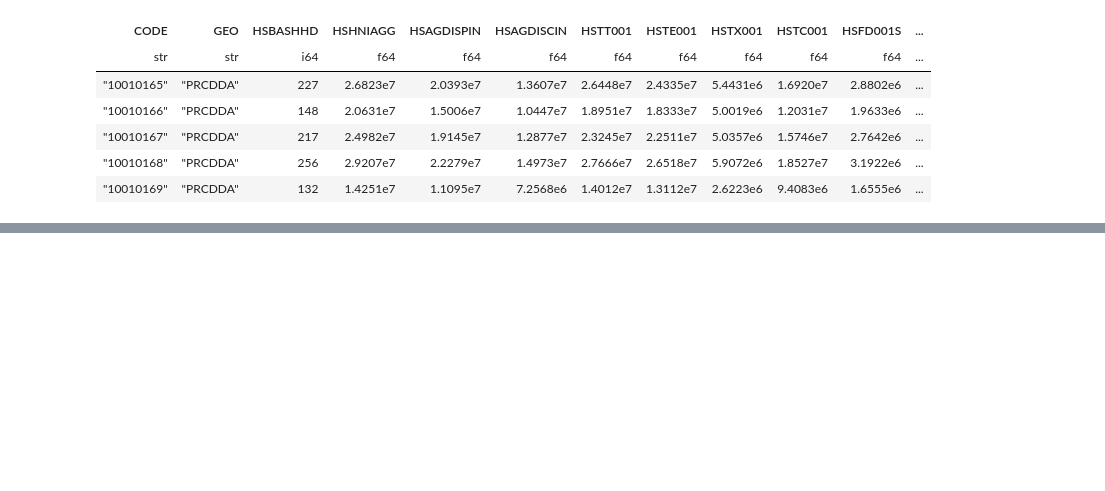
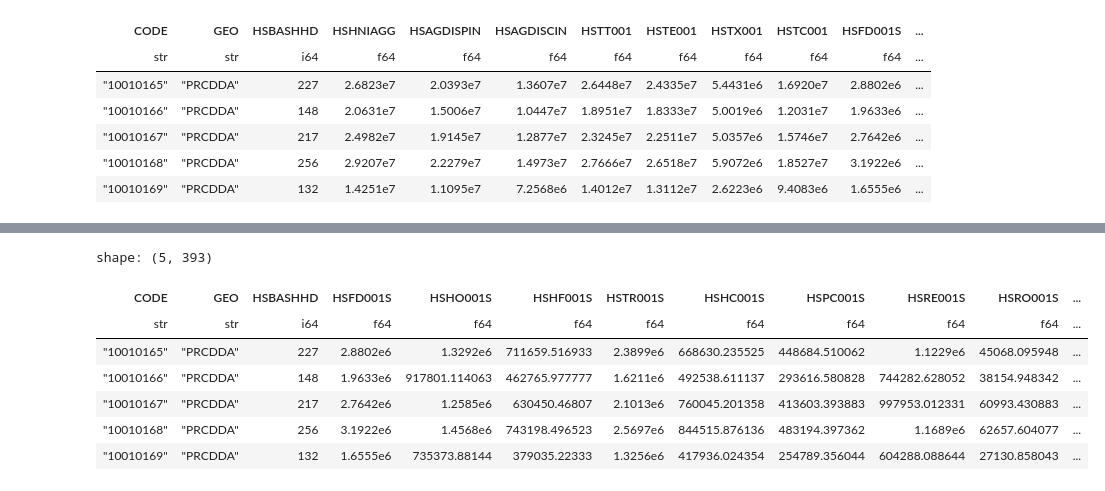
Before and after one commit to Astru5/DS3000, a Jupyter notebook: notebooks/data_prep.ipynb, the cells around one changed output, grey strips where cells are left out. Saved outputs shown, nothing was run; the diff lists cells and outputs as text; code cells hidden in the pictures; blank space fills up the shorter version.

Commit message:
created target var and removed some columns

```diff
--- a/notebooks/data_prep.ipynb
+++ b/notebooks/data_prep.ipynb
@@ -101,3 +77,13 @@ shape: (5, 448)
 | "10010167" | "PRCDDA" | 217 | 2.4982e7 | 1.9145e7 | 1.2877e7 | 2.3245e7 | 2.2511e7 | 5.0357e6 | 1.5746e7 | 2.7642e6 | ... |
 | "10010168" | "PRCDDA" | 256 | 2.9207e7 | 2.2279e7 | 1.4973e7 | 2.7666e7 | 2.6518e7 | 5.9072e6 | 1.8527e7 | 3.1922e6 | ... |
 | "10010169" | "PRCDDA" | 132 | 1.4251e7 | 1.1095e7 | 7.2568e6 | 1.4012e7 | 1.3112e7 | 2.6223e6 | 9.4083e6 | 1.6555e6 | ... |
+# %%
+# define HBR (HSSH001S/HSAGDISPIN)
+
+hhs = hhs.with_columns((pl.col("HSSH001S") / pl.col("HSAGDISPIN")).alias("HBR"))
+# %%
+# remove columns with HSSH
+
+hhs = hhs.drop(cs.contains("HSSH"))
+
+hhs.head().collect()
@@ -103,0 +99,21 @@ shape: (5, 448)
+# %%
+# remove aggregates
+
+hhs = hhs.drop(pl.col("HSAGDISPIN"))
+hhs = hhs.drop(pl.col("HSAGDISCIN"))
+hhs = hhs.drop(pl.col("HSHNIAGG"))
+hhs = hhs.drop(pl.col("HSTT001"))
+hhs = hhs.drop(pl.col("HSTE001"))
+hhs = hhs.drop(pl.col("HSTX001"))
+hhs = hhs.drop(pl.col("HSTC001"))
+
+hhs.head().collect()
+# %% [output]
+shape: (5, 393)
+| CODE | GEO | HSBASHHD | HSFD001S | HSHO001S | HSHF001S | HSTR001S | HSHC001S | HSPC001S | HSRE001S | HSRO001S | ... |
+| str | str | i64 | f64 | f64 | f64 | f64 | f64 | f64 | f64 | f64 | ... |
+| "10010165" | "PRCDDA" | 227 | 2.8802e6 | 1.3292e6 | 711659.516933 | 2.3899e6 | 668630.235525 | 448684.510062 | 1.1229e6 | 45068.095948 | ... |
+| "10010166" | "PRCDDA" | 148 | 1.9633e6 | 917801.114063 | 462765.977777 | 1.6211e6 | 492538.611137 | 293616.580828 | 744282.628052 | 38154.948342 | ... |
+| "10010167" | "PRCDDA" | 217 | 2.7642e6 | 1.2585e6 | 630450.46807 | 2.1013e6 | 760045.201358 | 413603.393883 | 997953.012331 | 60993.430883 | ... |
+| "10010168" | "PRCDDA" | 256 | 3.1922e6 | 1.4568e6 | 743198.496523 | 2.5697e6 | 844515.876136 | 483194.397362 | 1.1689e6 | 62657.604077 | ... |
+| "10010169" | "PRCDDA" | 132 | 1.6555e6 | 735373.88144 | 379035.22333 | 1.3256e6 | 417936.024354 | 254789.356044 | 604288.088644 | 27130.858043 | ... |
```
Also changed, not shown: parts of 4 cells of this notebook.
